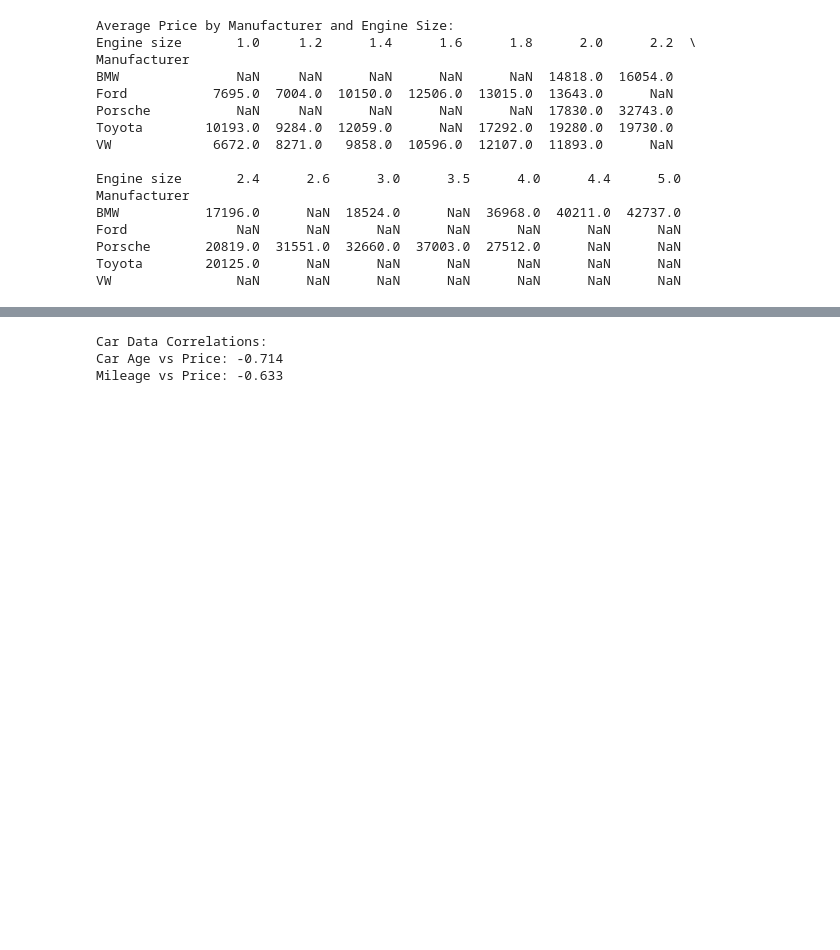
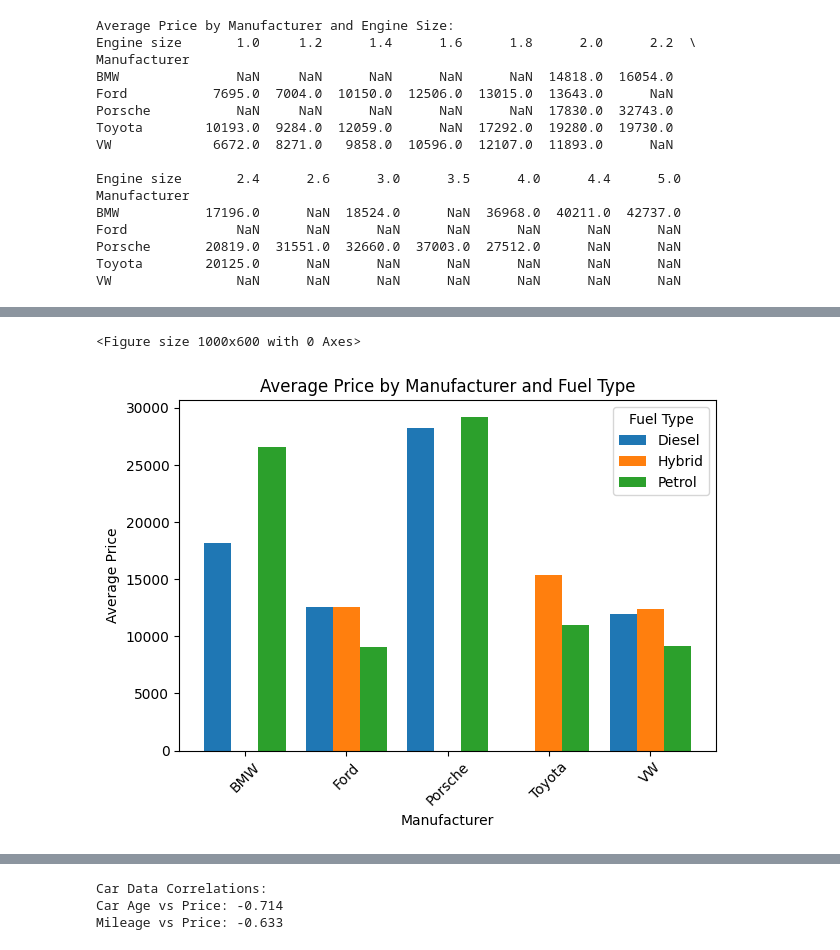
Before and after one commit to jb00753/Data-Analytics, a Jupyter notebook: Project1.ipynb, the cells around one changed output, grey strips where cells are left out. Drawn from its saved outputs; the diff is of its cells as text; code cells hidden in the pictures; blank space fills up the shorter version.

```diff
--- a/Project1.ipynb
+++ b/Project1.ipynb
@@ -379,0 +376,16 @@ In the box below is the code to determine the correlation coefficient. It shows
+# %%
+# Graph 1: Manufacturer vs Fuel Type (from pivot1)
+import matplotlib.pyplot as plt
+
+plt.figure(figsize=(10, 6))
+pivot1.plot(kind='bar', width=0.8)
+plt.title('Average Price by Manufacturer and Fuel Type')
+plt.xlabel('Manufacturer')
+plt.ylabel('Average Price')
+plt.legend(title='Fuel Type')
+plt.xticks(rotation=45)
+plt.tight_layout()
+plt.show()
+# %% [output]
+<Figure size 1000x600 with 0 Axes>
+[figure, added]
```
Also changed, not shown: parts of 18 cells of this notebook.
